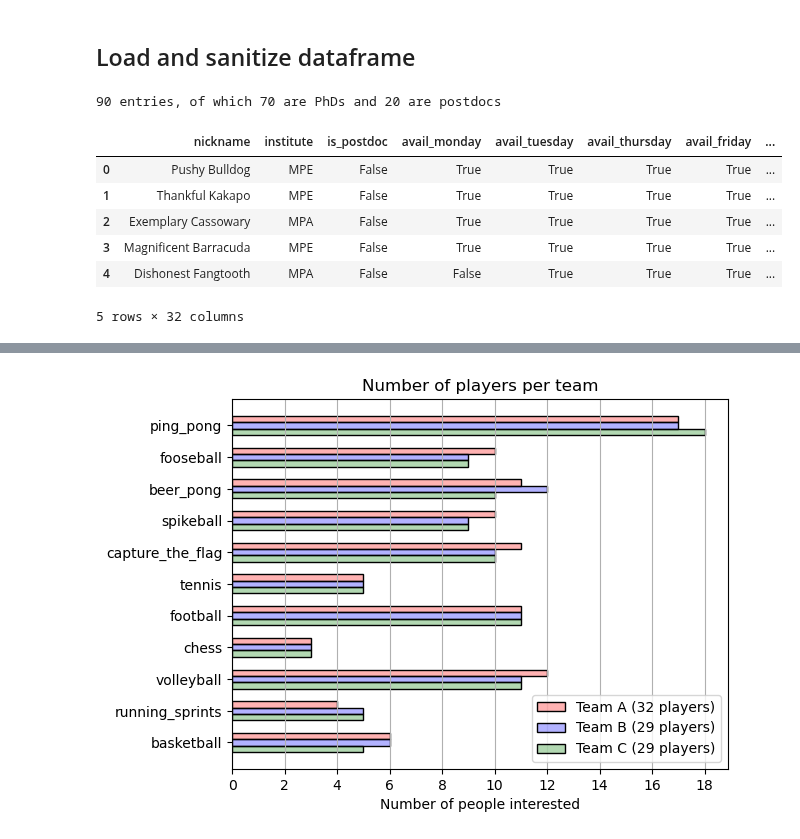
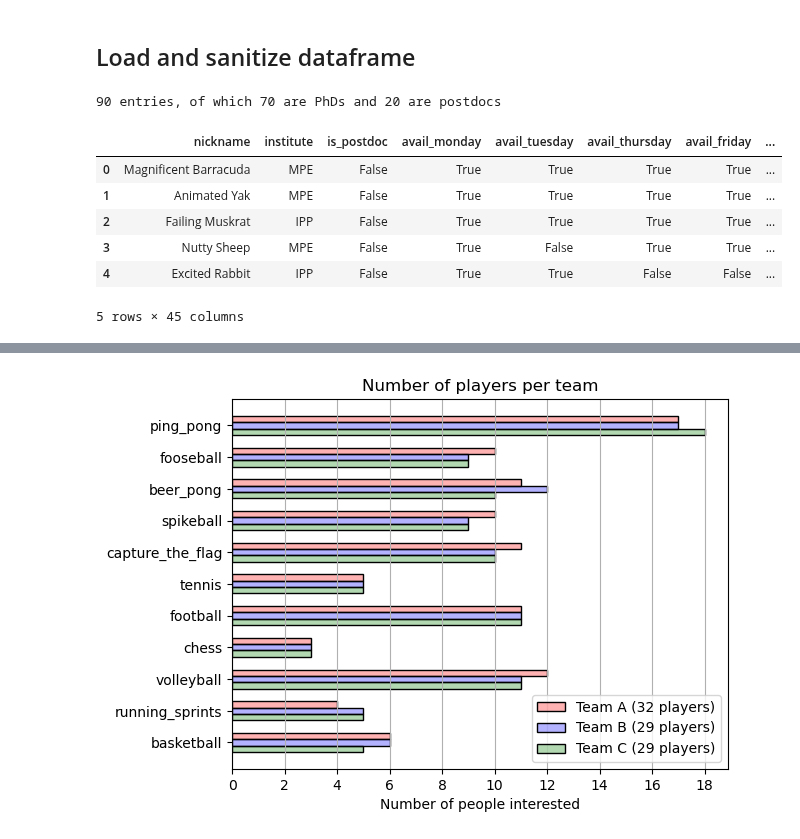
Before and after one commit to FBalzerMPE/imprs_sports_week, a Jupyter notebook: analyze_sportsweek_data.ipynb, the cells around one changed output, grey strips where cells are left out. Saved outputs shown, nothing was run; the diff lists cells and outputs as text; code cells hidden in the pictures.

```diff
--- a/analyze_sportsweek_data.ipynb
+++ b/analyze_sportsweek_data.ipynb
@@ -6,23 +8,23 @@ import helper_functions as hf
 # %% [markdown]
 ## Load and sanitize dataframe
 # %%
-df = pd.read_csv(hf.FpathRegistry.all_responses)
+df = hf.get_players()
 
 print(f"{len(df)} entries, of which {np.sum(~df.is_postdoc)} are PhDs and {np.sum(df.is_postdoc)} are postdocs")
 df.head(5)
 # Conflicting sports
 # np.sum(df["volleyball"] & df["basketball"])
 # np.sum(df["football"] & df["tennis"])
 # df[df["capture_the_flag"] & df["spikeball"]]["nickname"].tolist()
 # %% [output]
 90 entries, of which 70 are PhDs and 20 are postdocs
 |  | nickname | institute | is_postdoc | avail_monday | avail_tuesday | avail_thursday | avail_friday | ... |
-| 0 | Pushy Bulldog | MPE | False | True | True | True | True | ... |
-| 1 | Thankful Kakapo | MPE | False | True | True | True | True | ... |
-| 2 | Exemplary Cassowary | MPA | False | True | True | True | True | ... |
-| 3 | Magnificent Barracuda | MPE | False | True | True | True | True | ... |
-| 4 | Dishonest Fangtooth | MPA | False | False | True | True | True | ... |
+| 0 | Magnificent Barracuda | MPE | False | True | True | True | True | ... |
+| 1 | Animated Yak | MPE | False | True | True | True | True | ... |
+| 2 | Failing Muskrat | IPP | False | True | True | True | True | ... |
+| 3 | Nutty Sheep | MPE | False | True | False | True | True | ... |
+| 4 | Excited Rabbit | IPP | False | True | True | False | False | ... |
-5 rows × 32 columns
+5 rows × 45 columns
 # %%
 # df.plot.hist("num_sports_not_avail")
 fig, ax = plt.subplots(figsize=(2, 1))
```
Also changed, not shown: parts of 8 cells of this notebook, 25 other files.
